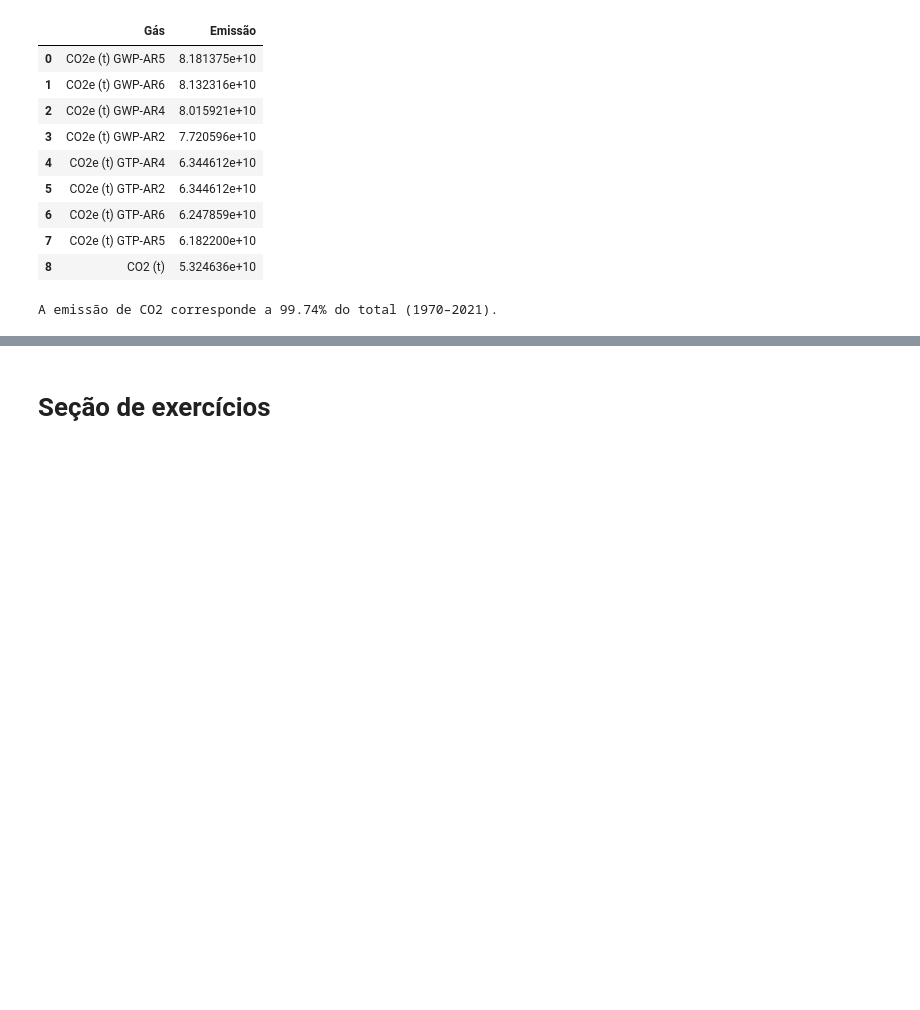
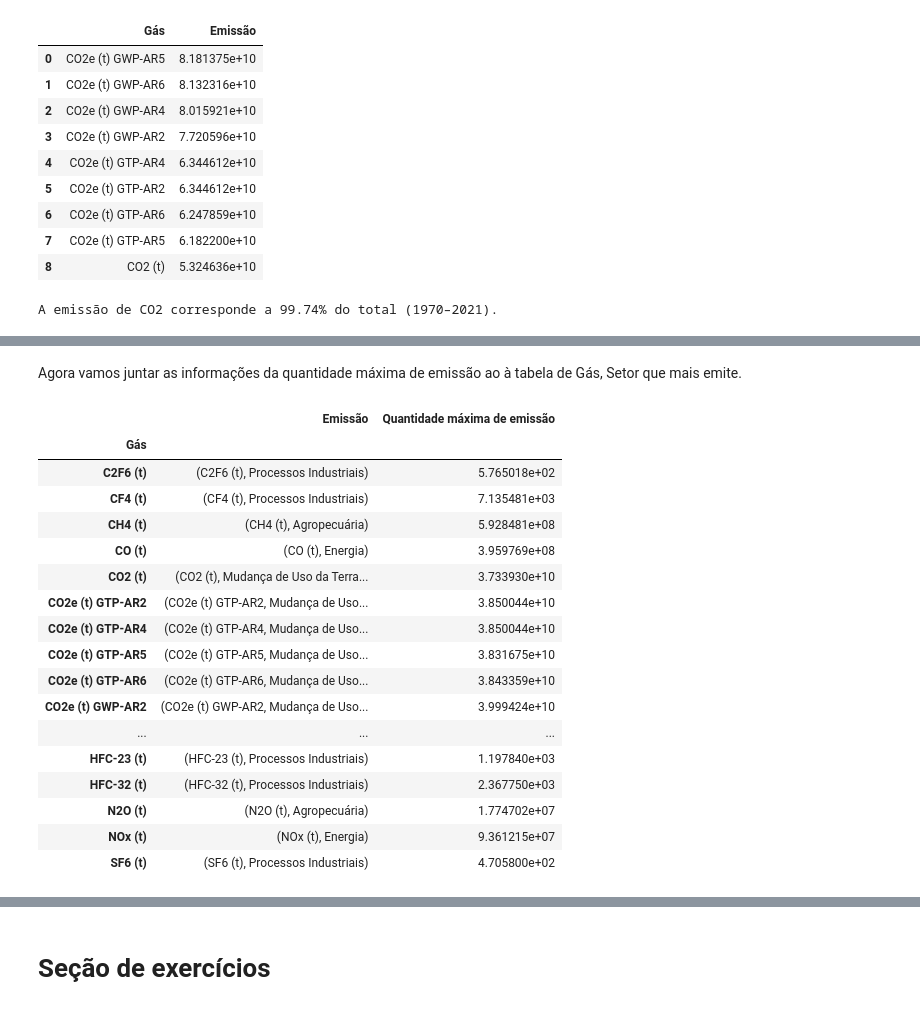
Before and after one commit to joas-ds/Alura_Python_para_Data_Science-Public, a Jupyter notebook: Selecionando_e_agrupando_dados/analise_dados_SEEG.ipynb, the cells around one changed output, grey strips where cells are left out. Drawn from its saved outputs; the diff is of its cells as text; code cells hidden in the pictures; blank space fills up the shorter version.

```diff
--- a/Selecionando_e_agrupando_dados/analise_dados_SEEG.ipynb
+++ b/Selecionando_e_agrupando_dados/analise_dados_SEEG.ipynb
@@ -447,0 +451,6 @@ Objetivo: agrupar dados com base em não só 1, mas DUAS colunas do data frame a
+# %%
+# Agrupa por Gás e Nível 1 - Setor e soma a Emissão
+gas_por_setor = emissoes_por_ano.groupby(['Gás', 'Nível 1 - Setor'])[['Emissão']].sum()
+gas_por_setor
+
+# Retorna uma tabela multi index
@@ -447,0 +550,31 @@ Objetivo: agrupar dados com base em não só 1, mas DUAS colunas do data frame a
+# %% [markdown]
+Agora vamos juntar as informações da quantidade máxima de emissão ao à tabela de Gás, Setor que mais emite.
+# %%
+# Armazenando o valor da emissão
+
+valores_max = gas_por_setor.groupby(level = 0).max().values
+# %%
+# Criando a tabela sumarizada
+
+tabela_sumarizada = gas_por_setor.groupby(level = 0).idxmax()
+tabela_sumarizada.insert(1, 'Quantidade máxima de emissão', valores_max)
+tabela_sumarizada
+# %% [output]
+|  | Emissão | Quantidade máxima de emissão |
+| Gás |  |  |
+| C2F6 (t) | (C2F6 (t), Processos Industriais) | 5.765018e+02 |
+| CF4 (t) | (CF4 (t), Processos Industriais) | 7.135481e+03 |
+| CH4 (t) | (CH4 (t), Agropecuária) | 5.928481e+08 |
+| CO (t) | (CO (t), Energia) | 3.959769e+08 |
+| CO2 (t) | (CO2 (t), Mudança de Uso da Terra... | 3.733930e+10 |
+| CO2e (t) GTP-AR2 | (CO2e (t) GTP-AR2, Mudança de Uso... | 3.850044e+10 |
+| CO2e (t) GTP-AR4 | (CO2e (t) GTP-AR4, Mudança de Uso... | 3.850044e+10 |
+| CO2e (t) GTP-AR5 | (CO2e (t) GTP-AR5, Mudança de Uso... | 3.831675e+10 |
+| CO2e (t) GTP-AR6 | (CO2e (t) GTP-AR6, Mudança de Uso... | 3.843359e+10 |
+| CO2e (t) GWP-AR2 | (CO2e (t) GWP-AR2, Mudança de Uso... | 3.999424e+10 |
+| ... | ... | ... |
+| HFC-23 (t) | (HFC-23 (t), Processos Industriais) | 1.197840e+03 |
+| HFC-32 (t) | (HFC-32 (t), Processos Industriais) | 2.367750e+03 |
+| N2O (t) | (N2O (t), Agropecuária) | 1.774702e+07 |
+| NOx (t) | (NOx (t), Energia) | 9.361215e+07 |
+| SF6 (t) | (SF6 (t), Processos Industriais) | 4.705800e+02 |
```
Also changed, not shown: parts of 19 cells of this notebook.
